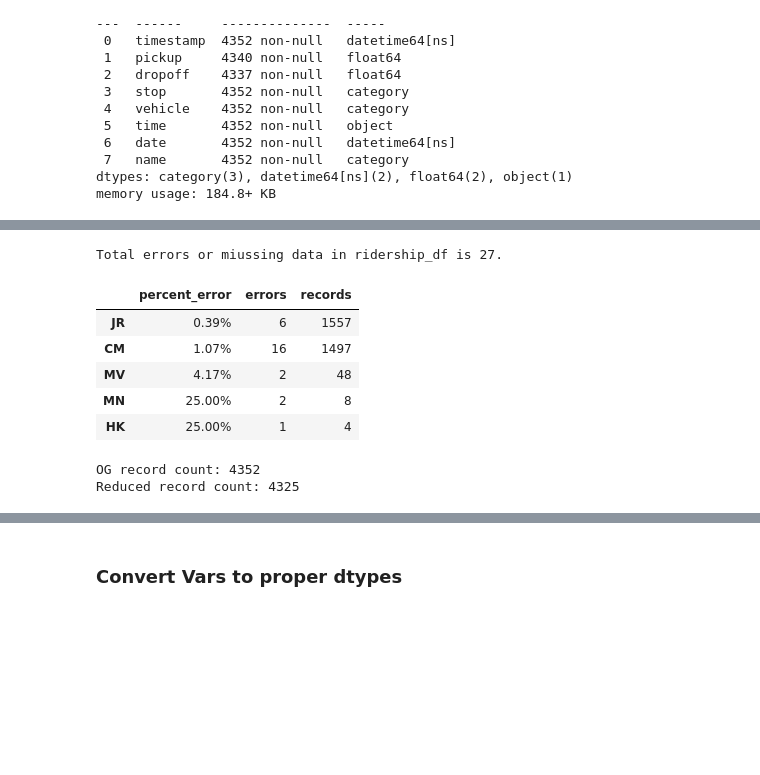
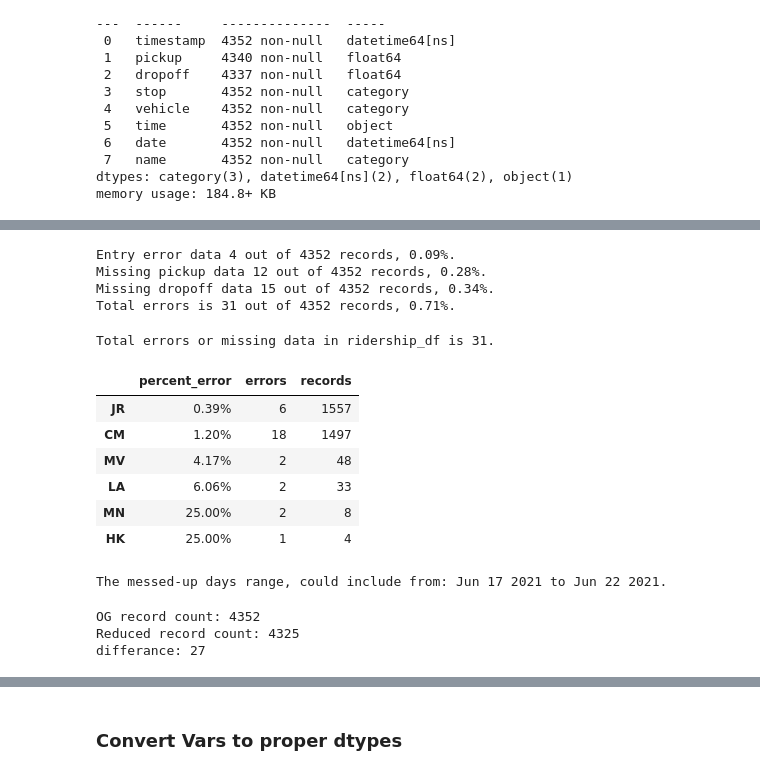
Before and after one commit to jrosilam/MayMobility_TakeHome, a Jupyter notebook: takehome_test.ipynb, the cells around one changed output, grey strips where cells are left out. Cells and saved outputs as stored; diff of their text form; code cells hidden in the pictures; blank space fills up the shorter version.

```diff
--- a/takehome_test.ipynb
+++ b/takehome_test.ipynb
@@ -29,15 +29,13 @@ I just ploted the lat/lon in order from the appendix to give myself a visual aid
 # %%
 import pandas as pd
 import numpy as np
+import datetime
 # QoL for viewing df output
 pd.set_option('display.max_rows', 500)
 pd.set_option('display.max_columns', 500)
 pd.set_option('display.width', 1000)
+pd.options.display.float_format = "{:,.2f}".format
 
 # read-in *.csv files
-pickups_df   = pd.read_csv("resources/csv/Data_Science_pickups.csv", na_values= np.nan)
-ridership_df = pd.read_csv("resources/csv/Data_Science_site_ridership.csv", na_values= np.nan)
-
-# display head of dataframes
-print(pickups_df.head())
-print(ridership_df.head())
+pickups_df   = pd.read_csv("resources/csv/Data_Science_pickups.csv", na_values = np.nan)
+ridership_df = pd.read_csv("resources/csv/Data_Science_site_ridership.csv", na_values = np.nan)
@@ -189,0 +173,16 @@ Missing dropoff data 15 out of 4352 records, 0.34% missing
+# %%
+# add days of the week for QoL
+day_number = ridership_df["timestamp"].dt.weekday
+day_name = ridership_df["timestamp"].dt.day_name()
+weekend = day_number > 5 # is weekend?
+
+if ~any(weekend):
+    print(f"since any(weekend) = {any(weekend)}, There are no rides on the weekends.")
+else:
+    print(f"since any(weekend) = {any(weekend)}, There are rides on the weekends.")
+
+# nice to check side-by-side
+op_days = pd.DataFrame({"day_num":day_number,"day":day_name,"is_weekday":weekend})
+
+ridership_df.insert(ridership_df.columns.get_loc("name"),"day",ridership_df["timestamp"].dt.day_name().astype("category"))
+ridership_df.head()
@@ -228,0 +258,4 @@ null_ridership_dropoff
+# %%
+# find data that shows pickup and dropoffs > 4
+entry_error_ridership_df = ridership_df[(ridership_df[["pickup","dropoff"]] > 4).any(axis=1)]
+entry_error_ridership_df
@@ -229,39 +268,67 @@ null_ridership_dropoff
+# %%
+entry_error = entry_error_ridership_df["name"].groupby(entry_error_ridership_df["name"]).count()
+# %%
+# Find out why its null
+#    RangeIndex: 4352 entries, 0 to 4351
+# 1   pickup     4340 non-null   float64
+# 2   dropoff    4337 non-null   float64
+
+print(f'Entry error data {entry_error_ridership_df.shape[0]} out of {ridership_df.shape[0]} records, {entry_error_ridership_df.shape[0]/ridership_df.shape[0]:.2%}.')
+print(f'Missing pickup data {ridership_df["pickup"].isnull().sum()} out of {ridership_df.shape[0]} records, {ridership_df["pickup"].isnull().sum()/ridership_df.shape[0]:.2%}.')
+print(f'Missing dropoff data {ridership_df["dropoff"].isnull().sum()} out of {ridership_df.shape[0]} records, {ridership_df["dropoff"].isnull().sum()/ridership_df.shape[0]:.2%}.')
+print(f'Total errors is {ridership_df[["pickup","dropoff"]].isnull().sum().sum() + entry_error_ridership_df.shape[0]} out of {ridership_df.shape[0]} records, {(ridership_df[["pickup","dropoff"]].isnull().sum().sum() + entry_error_ridership_df.shape[0])/ridership_df.shape[0]:.2%}.')
+# %% [output]
+Entry error data 4 out of 4352 records, 0.09%.
+Missing pickup data 12 out of 4352 records, 0.28%.
+Missing dropoff data 15 out of 4352 records, 0.34%.
+Total errors is 31 out of 4352 records, 0.71%.
 # %%
 # investage errors/nulls/missing data.
 record_counts_per = ridership_df["name"].value_counts()
-total_errors_per =  ridership_df[["pickup","dropoff"]].isnull().groupby(ridership_df["name"]).sum().sum(axis=1)
+total_null_per =  ridership_df[["pickup","dropoff"]].isnull().groupby(ridership_df["name"]).sum().sum(axis=1)
+total_errors_per = total_null_per + entry_error
 percent_error_per = total_errors_per/record_counts_per
 
-print(f"Total errors or miussing data in ridership_df is {total_errors_per.sum()}.")
+print(f"Total errors or missing data in ridership_df is {total_errors_per.sum()}.")
 
 errors_df = pd.DataFrame({"percent_error":percent_error_per,
                           "errors":total_errors_per,
                           "records":record_counts_per})
 
 errors_df.loc[:, "percent_error"] = errors_df["percent_error"].map('{:.2%}'.format)
 errors_df[errors_df["errors"] != 0].sort_values("records",ascending=False)
 # %% [output]
-Total errors or miussing data in ridership_df is 27.
+Total errors or missing data in ridership_df is 31.
 |  | percent_error | errors | records |
 | JR | 0.39% | 6 | 1557 |
-| CM | 1.07% | 16 | 1497 |
+| CM | 1.20% | 18 | 1497 |
 | MV | 4.17% | 2 | 48 |
+| LA | 6.06% | 2 | 33 |
 | MN | 25.00% | 2 | 8 |
 | HK | 25.00% | 1 | 4 |
+# %%
+# assume missing values are suppposed to be zero
+# because most likely google forms wasnt defaulting to zero.
+# On the time period of
+null_idx = ridership_df[["pickup","dropoff"]].isnull().any(axis=1)
+print(f'The messed-up days range, could include from: {ridership_df[null_idx]["timestamp"].min():%b %d %Y} to {ridership_df[null_idx]["timestamp"].max():%b %d %Y}.')
+# %% [output]
+The messed-up days range, could include from: Jun 17 2021 to Jun 22 2021.
 # %%
 # check to see if there is any simultaneous pickups and dropoffs
 # subset removing NaN's
-NaN_idx = null_ridership_dropoff.index.union(null_ridership_pickup.index)
-NaN_df = ridership_df.drop(NaN_idx)
+NaN_df = ridership_df[~null_idx]
 
 # sanity check!
 print(f"OG record count: {ridership_df.shape[0]}")
 print(f"Reduced record count: {NaN_df.shape[0]}")
+print(f"differance: {ridership_df.shape[0] - NaN_df.shape[0]}")
 
 sim_check = NaN_df[["pickup","dropoff"]].astype(bool)
 and_check = sim_check["pickup"] & sim_check["dropoff"]
 # %% [output]
 OG record count: 4352
 Reduced record count: 4325
+differance: 27
 # %%
 print(f"Freq of both pickup and dropoff: {ridership_df.iloc[sim_check[and_check].index].shape[0]} out of {ridership_df.shape[0]}, {ridership_df.iloc[sim_check[and_check].index].shape[0]/ridership_df.shape[0]:.2%}")
```
Also changed, not shown: parts of 12 cells of this notebook.
